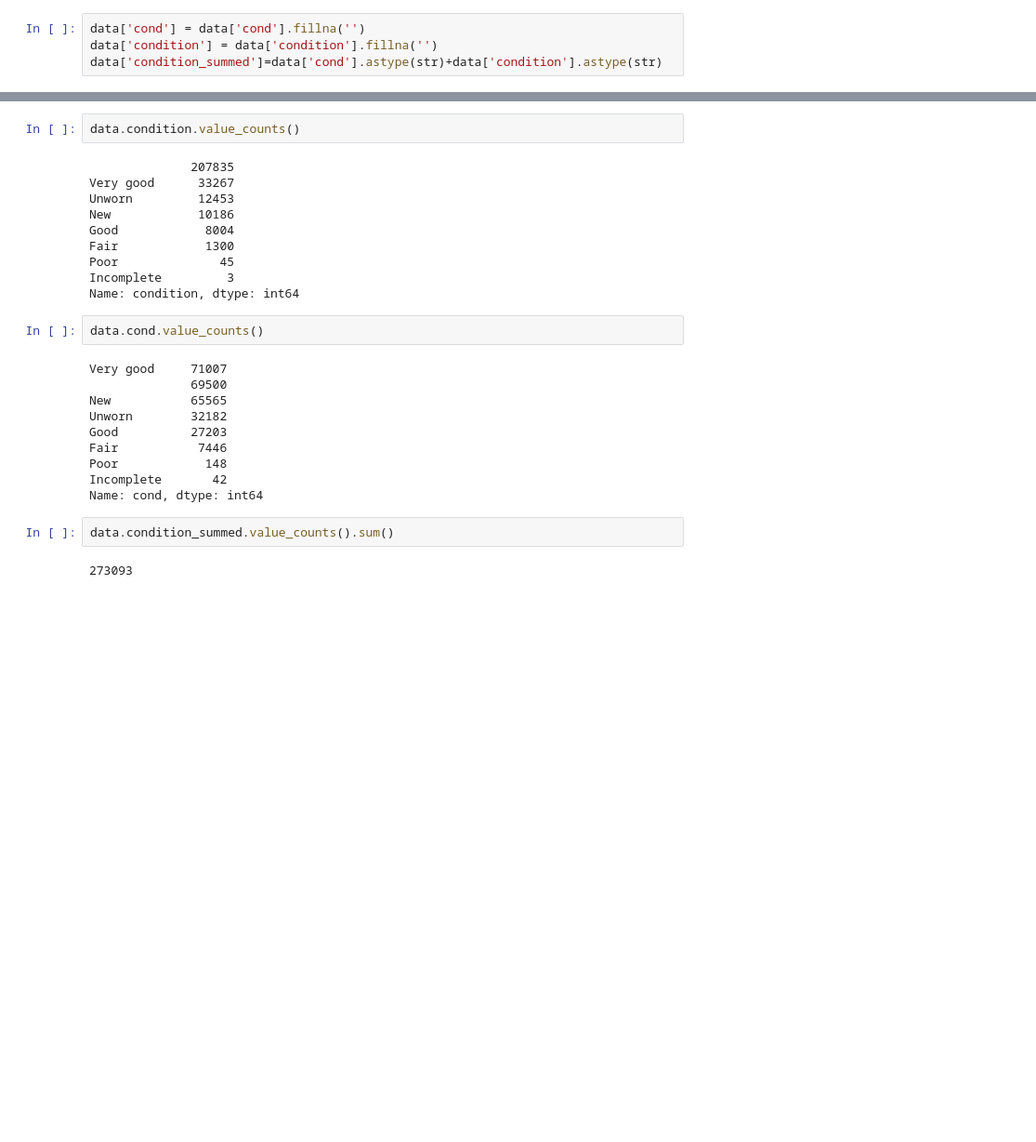
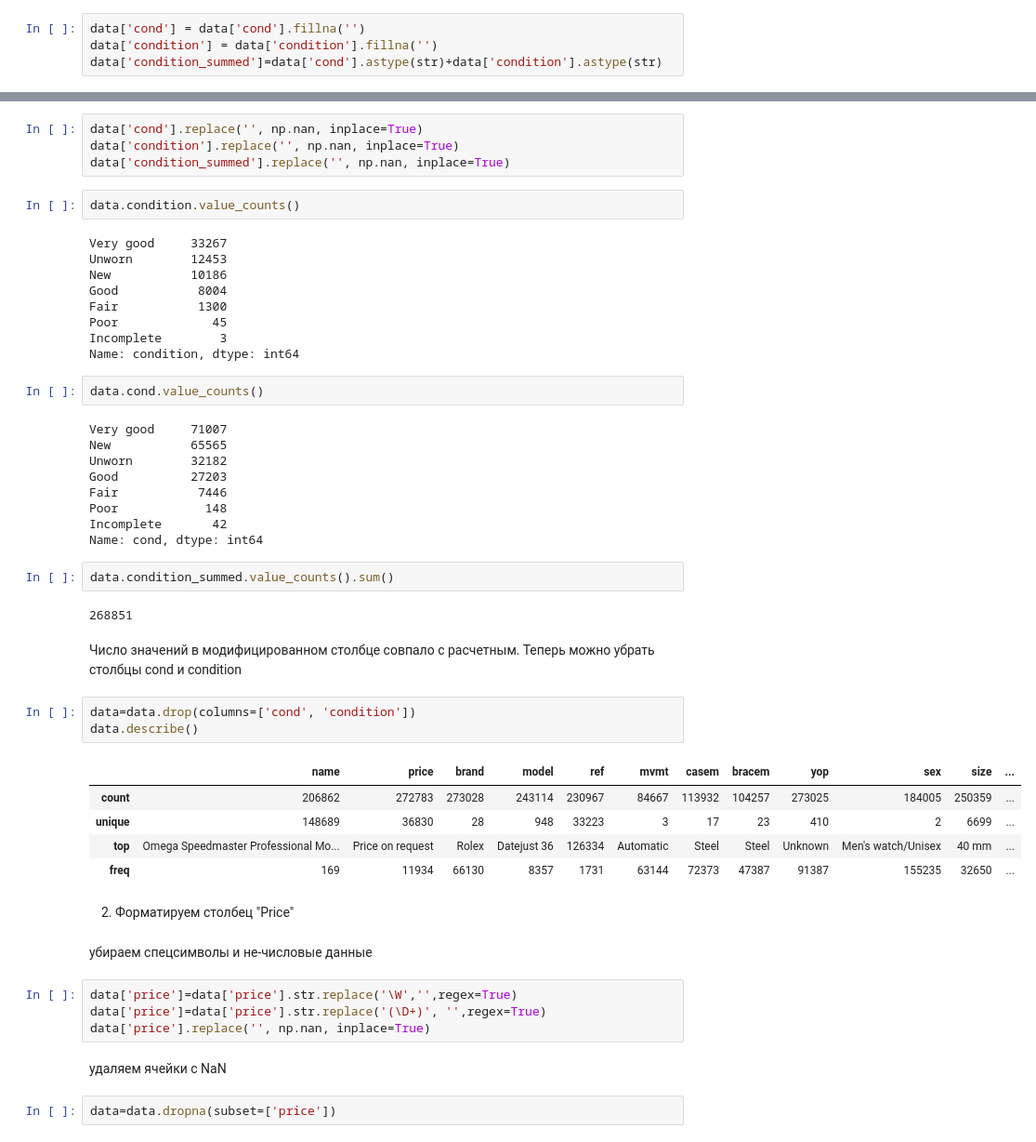
Before and after one commit to aelukin/ML_ITMO, a Jupyter notebook: watch_market_analysis.ipynb, the cells around one changed output, grey strips where cells are left out. Shown at 93% size. Drawn from its saved outputs; the diff is of its cells as text; blank space fills up the shorter version.

```diff
--- a/watch_market_analysis.ipynb
+++ b/watch_market_analysis.ipynb
@@ -207,20 +205,22 @@ data['condition'].isna().sum()+data['cond'].isna().sum()
+# %%
+data['cond'].replace('', np.nan, inplace=True)
+data['condition'].replace('', np.nan, inplace=True)
+data['condition_summed'].replace('', np.nan, inplace=True)
 # %%
 data.condition.value_counts()
 # %% [output]
-              207835
-Very good      33267
-Unworn         12453
-New            10186
-Good            8004
-Fair            1300
-Poor              45
-Incomplete         3
+Very good     33267
+Unworn        12453
+New           10186
+Good           8004
+Fair           1300
+Poor             45
+Incomplete        3
 Name: condition, dtype: int64
 # %%
 data.cond.value_counts()
 # %% [output]
 Very good     71007
-              69500
 New           65565
 Unworn        32182
 Good          27203
@@ -231,4 +231,27 @@ Name: cond, dtype: int64
 # %%
 data.condition_summed.value_counts().sum()
 # %% [output]
-273093
+268851
+# %% [markdown]
+Число значений в модифицированном столбце совпало с расчетным. Теперь можно убрать столбцы cond и condition
+# %%
+data=data.drop(columns=['cond', 'condition'])
+data.describe()
+# %% [output]
+|  | name | price | brand | model | ref | mvmt | casem | bracem | yop | sex | size | ... |
+| count | 206862 | 272783 | 273028 | 243114 | 230967 | 84667 | 113932 | 104257 | 273025 | 184005 | 250359 | ... |
+| unique | 148689 | 36830 | 28 | 948 | 33223 | 3 | 17 | 23 | 410 | 2 | 6699 | ... |
+| top | Omega Speedmaster Professional Mo... | Price on request | Rolex | Datejust 36 | 126334 | Automatic | Steel | Steel | Unknown | Men's watch/Unisex | 40 mm | ... |
+| freq | 169 | 11934 | 66130 | 8357 | 1731 | 63144 | 72373 | 47387 | 91387 | 155235 | 32650 | ... |
+# %% [markdown]
+2. Форматируем столбец "Price"
+# %% [markdown]
+убираем спецсимволы и не-числовые данные
+# %%
+data['price']=data['price'].str.replace('\W','',regex=True)
+data['price']=data['price'].str.replace('(\D+)', '',regex=True)
+data['price'].replace('', np.nan, inplace=True)
+# %% [markdown]
+удаляем ячейки с NaN
+# %%
+data=data.dropna(subset=['price'])
```
Also changed, not shown: parts of 8 cells of this notebook.
